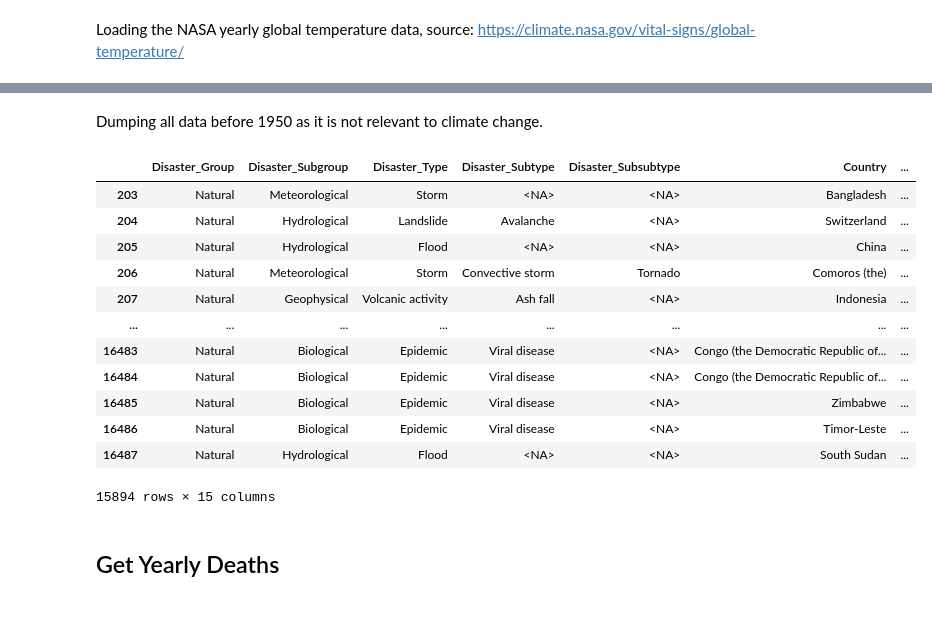
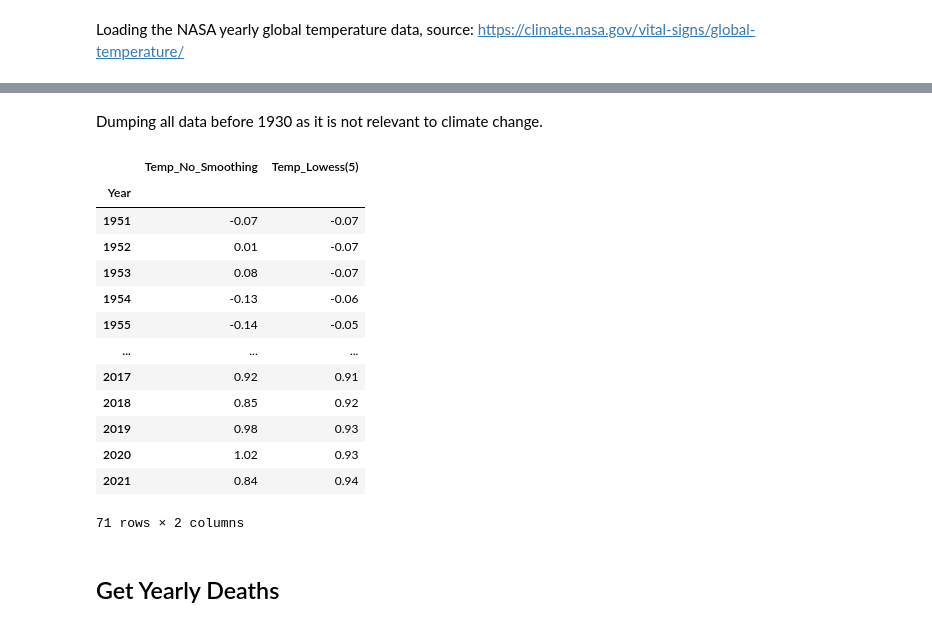
Before and after one commit to r-Files/DOPP, a Jupyter notebook: jupyter_notebooks/lab_question_c.ipynb, the cells around one changed output, grey strips where cells are left out. Cells and saved outputs as stored; diff of their text form; code cells hidden in the pictures.

```diff
--- a/jupyter_notebooks/lab_question_c.ipynb
+++ b/jupyter_notebooks/lab_question_c.ipynb
@@ -27,6 +32,6 @@ disaster_subgroups = set(disaster_classification.loc[disaster_classification["Di
 # %% [markdown]
 Loading the NASA yearly global temperature data, source: [https://climate.nasa.gov/vital-signs/global-temperature/]()
 # %%
-yearly_global_temp: pd.DataFrame = pd.read_csv("../data/nasa_yearly_global_temperature.csv")
+yearly_global_temp: pd.DataFrame = pd.read_csv("../data/nasa_yearly_global_temperature.csv", index_col="Year")
 yearly_global_temp
 # %% [output]
@@ -37,25 +52,29 @@ dtype: object
 # %% [markdown]
-Dumping all data before 1950 as it is not relevant to climate change.
+Dumping all data before 1930 as it is not relevant to climate change.
 # %%
-cutoff_date = 1950 # TODO check
-df = df[df["Start_Year"] > cutoff_date]
+cutoff_year = 1950 # TODO check
+df = df[df["Start_Year"] > cutoff_year]
 min_year = df["Start_Year"].min()
 max_year = df["Start_Year"].max()
-df
+
+yearly_global_temp = yearly_global_temp[yearly_global_temp.index > cutoff_year]
+
+yearly_global_temp
 # %% [output]
-|  | Disaster_Group | Disaster_Subgroup | Disaster_Type | Disaster_Subtype | Disaster_Subsubtype | Country | ... |
-| 203 | Natural | Meteorological | Storm | <NA> | <NA> | Bangladesh | ... |
-| 204 | Natural | Hydrological | Landslide | Avalanche | <NA> | Switzerland | ... |
-| 205 | Natural | Hydrological | Flood | <NA> | <NA> | China | ... |
-| 206 | Natural | Meteorological | Storm | Convective storm | Tornado | Comoros (the) | ... |
-| 207 | Natural | Geophysical | Volcanic activity | Ash fall | <NA> | Indonesia | ... |
-| ... | ... | ... | ... | ... | ... | ... | ... |
-| 16483 | Natural | Biological | Epidemic | Viral disease | <NA> | Congo (the Democratic Republic of... | ... |
-| 16484 | Natural | Biological | Epidemic | Viral disease | <NA> | Congo (the Democratic Republic of... | ... |
-| 16485 | Natural | Biological | Epidemic | Viral disease | <NA> | Zimbabwe | ... |
-| 16486 | Natural | Biological | Epidemic | Viral disease | <NA> | Timor-Leste | ... |
-| 16487 | Natural | Hydrological | Flood | <NA> | <NA> | South Sudan | ... |
+|  | Temp_No_Smoothing | Temp_Lowess(5) |
+| Year |  |  |
+| 1951 | -0.07 | -0.07 |
+| 1952 | 0.01 | -0.07 |
+| 1953 | 0.08 | -0.07 |
+| 1954 | -0.13 | -0.06 |
+| 1955 | -0.14 | -0.05 |
+| ... | ... | ... |
+| 2017 | 0.92 | 0.91 |
+| 2018 | 0.85 | 0.92 |
+| 2019 | 0.98 | 0.93 |
+| 2020 | 1.02 | 0.93 |
+| 2021 | 0.84 | 0.94 |
-15894 rows × 15 columns
+71 rows × 2 columns
 # %% [markdown]
 ## Get Yearly Deaths
 # %% [markdown]
```
Also changed, not shown: parts of 9 cells of this notebook, 3 other files.
